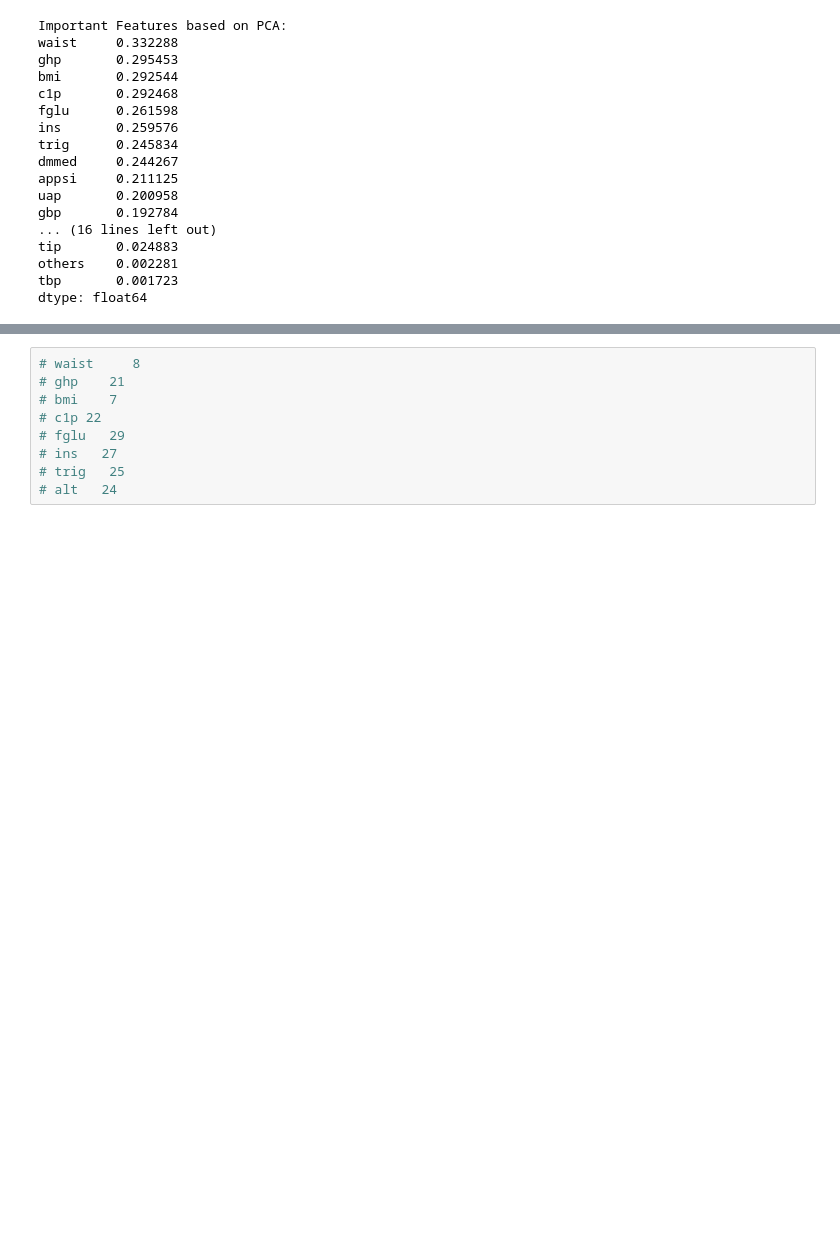
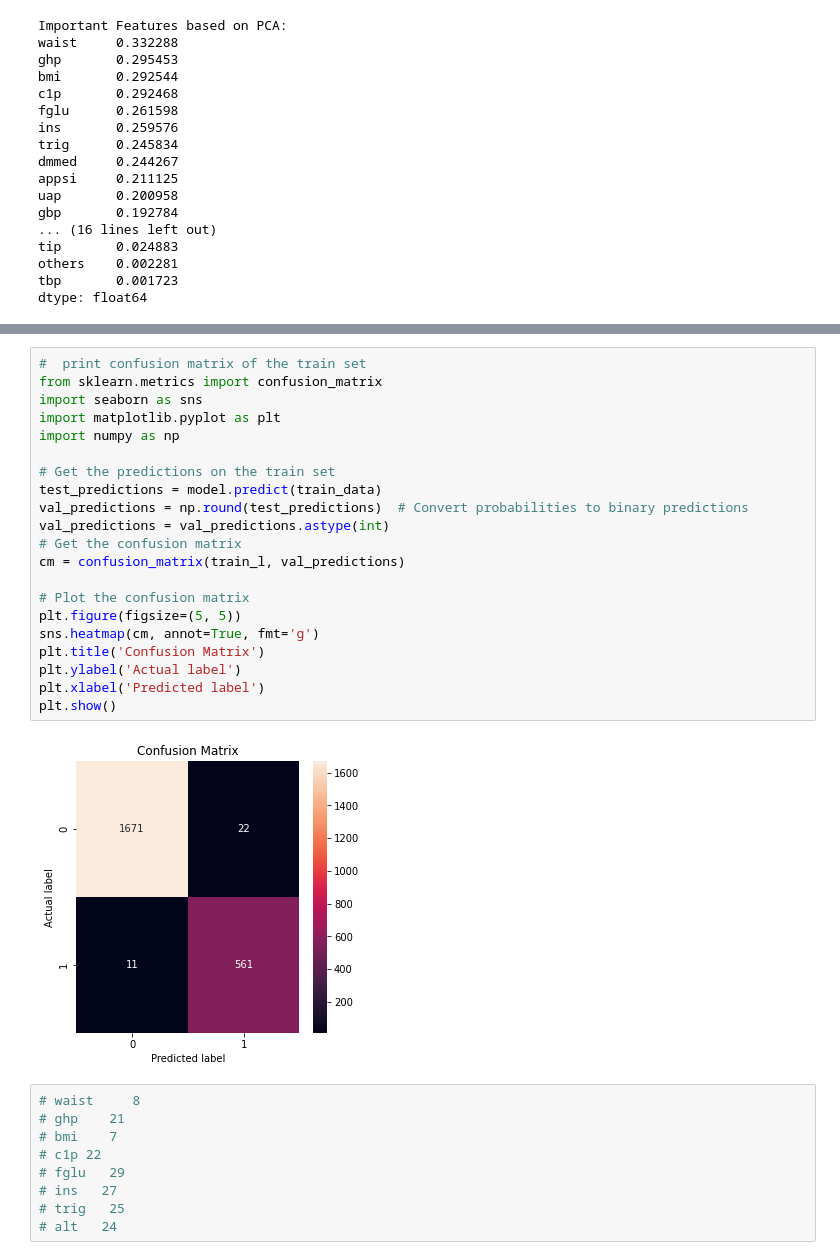
Before and after one commit to lakshmi-warrier/nafld-detection, a Jupyter notebook: nafld.ipynb, the cells around one changed output, grey strips where cells are left out. Saved outputs shown, nothing was run; the diff lists cells and outputs as text; blank space fills up the shorter version.

```diff
--- a/nafld.ipynb
+++ b/nafld.ipynb
@@ -212,3 +290,26 @@ print(data)
+# %%
+#  print confusion matrix of the train set
+from sklearn.metrics import confusion_matrix
+import seaborn as sns
+import matplotlib.pyplot as plt
+import numpy as np
+
+# Get the predictions on the train set
+test_predictions = model.predict(train_data)
+val_predictions = np.round(test_predictions)  # Convert probabilities to binary predictions
+val_predictions = val_predictions.astype(int)
+# Get the confusion matrix
+cm = confusion_matrix(train_l, val_predictions)
+
+# Plot the confusion matrix
+plt.figure(figsize=(5, 5))
+sns.heatmap(cm, annot=True, fmt='g')
+plt.title('Confusion Matrix')
+plt.ylabel('Actual label')
+plt.xlabel('Predicted label')
+plt.show()
+# %% [output]
+[figure, added]
 # %%
 # waist     8
 # ghp    21
```
Also changed, not shown: parts of 17 cells of this notebook, 1 other file.
